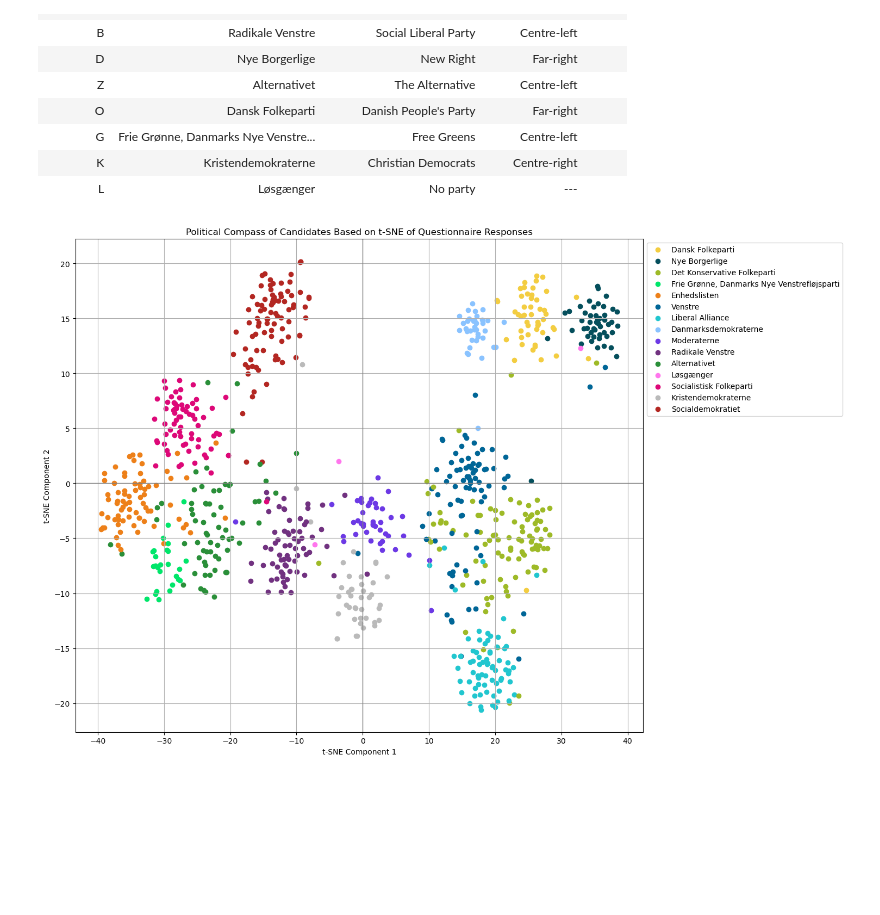
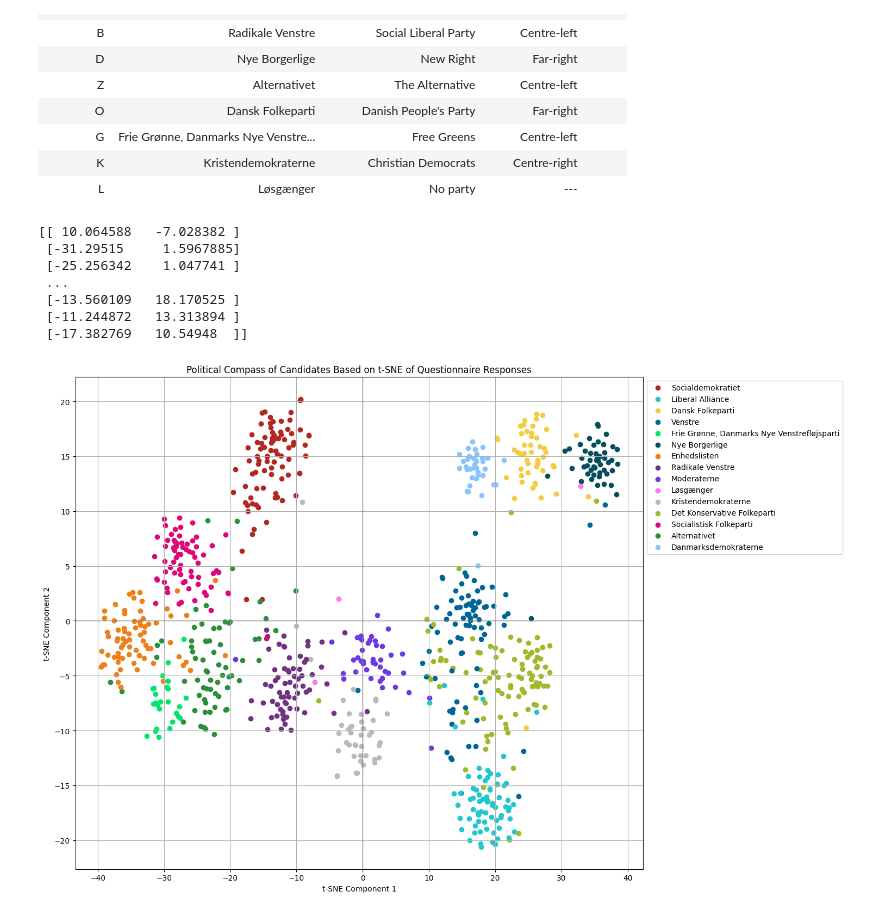
Before and after one commit to MAL-flowdemort/assignment_5, a Jupyter notebook: Candidate Test 2022 II.ipynb, the cells around one changed output. Saved outputs shown, nothing was run; the diff lists cells and outputs as text; code cells hidden in the pictures; blank space fills up the shorter version.

```diff
--- a/Candidate Test 2022 II.ipynb
+++ b/Candidate Test 2022 II.ipynb
@@ -413,38 +462,47 @@ display(HTML(table))
 | K | Kristendemokraterne | Christian Democrats | Centre-right |  |
 | L | Løsgænger | No party | --- |  |
 # %%
-
 parties = parti_col
 names = navn_col
 
 # Apply t-SNE
 tsne = TSNE(n_components=2, random_state=42)
 tsne_results = tsne.fit_transform(data_scaled)
 
+print(tsne_results)
 # Plot the candidates using t-SNE results
 plt.figure(figsize=(15, 10))
 
 # Create a dictionary to map each party to a matplotlib color
 for i, (x, y) in enumerate(tsne_results):
     party = parties[i]
-    rgb = party_colors[party][4:-1].split(',')
-    color_tuple = (int(rgb[0])/255, int(rgb[1])/255, int(rgb[2])/255)
+    rgb = party_colors[party][4:-1].split(",")
+    color_tuple = (int(rgb[0]) / 255, int(rgb[1]) / 255, int(rgb[2]) / 255)
     plt.scatter(x, y, color=color_tuple, label=party)
 
 # Create the legend without duplicates, and move it outside the plot area
 handles, labels = plt.gca().get_legend_handles_labels()
 unique_labels = list(set(labels))  # Remove duplicates in label list
-unique_handles = [handles[labels.index(label)] for label in unique_labels]  # Get the handles for unique labels
-plt.legend(unique_handles, unique_labels, loc='upper left', bbox_to_anchor=(1, 1))
+unique_handles = [
+    handles[labels.index(label)] for label in unique_labels
+]  # Get the handles for unique labels
+plt.legend(unique_handles, unique_labels, loc="upper left", bbox_to_anchor=(1, 1))
 
-plt.axhline(0, color='grey', lw=1)
-plt.axvline(0, color='grey', lw=1)
+plt.axhline(0, color="grey", lw=1)
+plt.axvline(0, color="grey", lw=1)
 plt.grid(True)
-plt.xlabel('t-SNE Component 1')
-plt.ylabel('t-SNE Component 2')
-plt.title('Political Compass of Candidates Based on t-SNE of Questionnaire Responses')
+plt.xlabel("t-SNE Component 1")
+plt.ylabel("t-SNE Component 2")
+plt.title("Political Compass of Candidates Based on t-SNE of Questionnaire Responses")
 
 plt.tight_layout()  # Adjust subplot params so that the subplot(s) fits in to the figure area.
 plt.show()
 # %% [output]
+[[ 10.064588   -7.028382 ]
+ [-31.29515     1.5967885]
+ [-25.256342    1.047741 ]
+ ...
+ [-13.560109   18.170525 ]
+ [-11.244872   13.313894 ]
+ [-17.382769   10.54948  ]]
-[figure, old version]
+[figure, new version]
```
Also changed, not shown: parts of 18 cells of this notebook, 1 other file.
